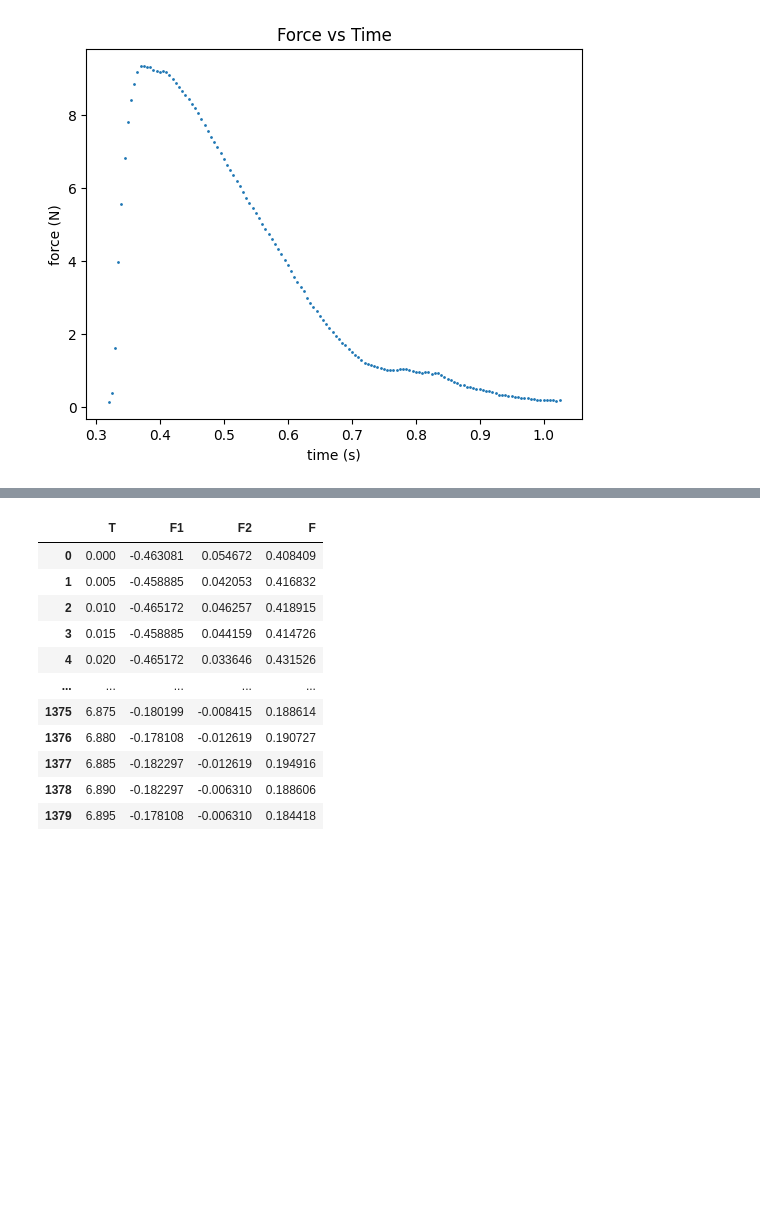
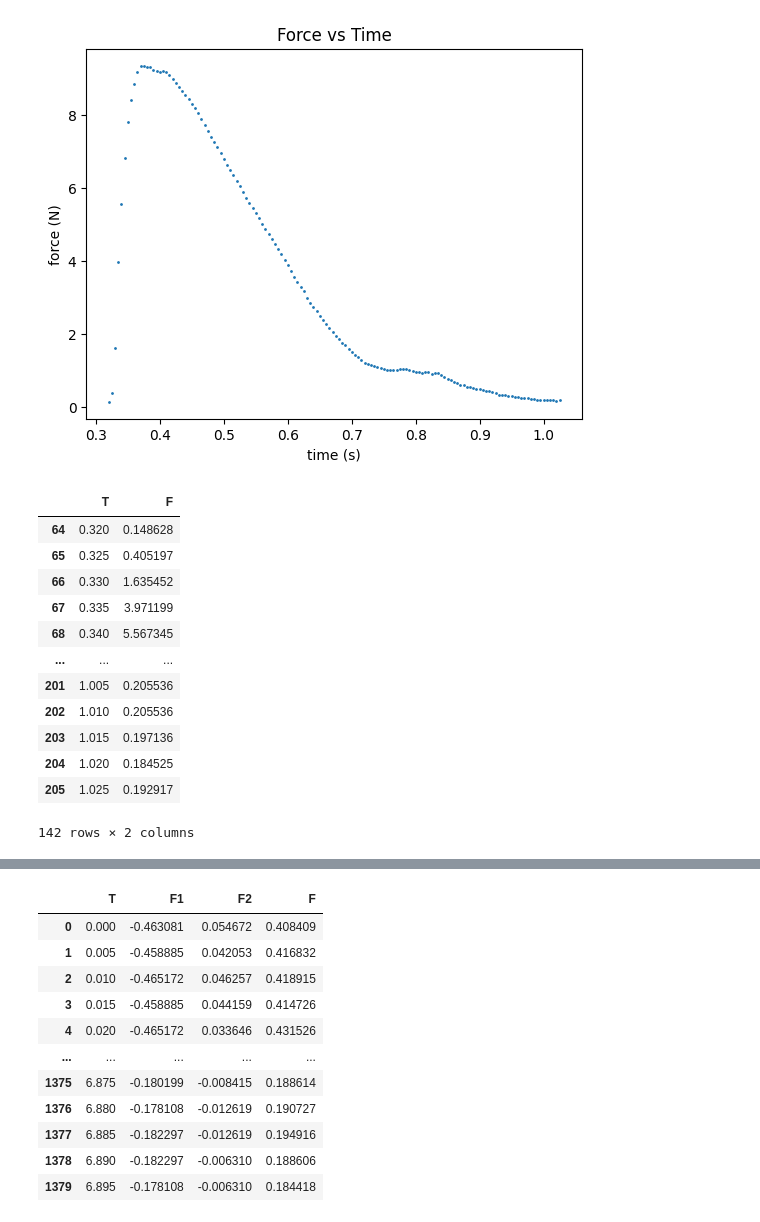
Before and after one commit to FormulaForest/Formula-Forest, a Jupyter notebook: Propulsion theory/exp_results.ipynb, the cells around one changed output, grey strips where cells are left out. Saved outputs shown, nothing was run; the diff lists cells and outputs as text; code cells hidden in the pictures; blank space fills up the shorter version.

```diff
--- a/Propulsion theory/exp_results.ipynb
+++ b/Propulsion theory/exp_results.ipynb
@@ -75,3 +75,21 @@ plt.title("Force vs Time")
 plt.show()
 # %% [output]
 [figure]
+# %%
+df_inter = df_crop[["T", "F"]]
+df_inter
+print(df_inter.set_index('T').interpolate(method='linear'))
+# %% [output]
+|  | T | F |
+| 64 | 0.320 | 0.148628 |
+| 65 | 0.325 | 0.405197 |
+| 66 | 0.330 | 1.635452 |
+| 67 | 0.335 | 3.971199 |
+| 68 | 0.340 | 5.567345 |
+| ... | ... | ... |
+| 201 | 1.005 | 0.205536 |
+| 202 | 1.010 | 0.205536 |
+| 203 | 1.015 | 0.197136 |
+| 204 | 1.020 | 0.184525 |
+| 205 | 1.025 | 0.192917 |
+142 rows × 2 columns
```
Also changed, not shown: parts of 2 cells of this notebook, 1 other file.
